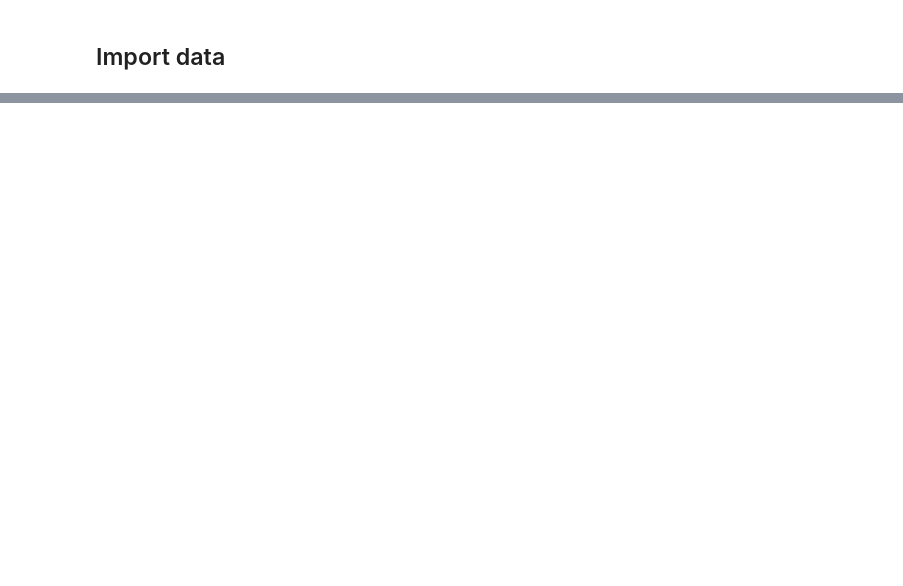
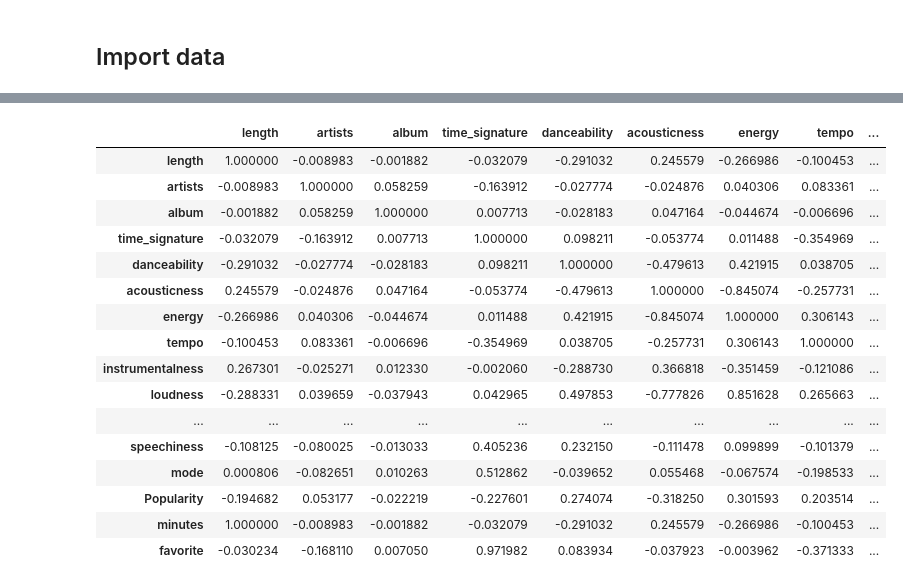
Before and after one commit to EthanFalcao/Spotify_Reccommendation_Algorithm, a Jupyter notebook: feature_selection.ipynb, the cells around one changed output, grey strips where cells are left out. Cells and saved outputs as stored; diff of their text form; code cells hidden in the pictures; blank space fills up the shorter version.

```diff
--- a/feature_selection.ipynb
+++ b/feature_selection.ipynb
@@ -66,0 +123,21 @@ df.head(1)
+# %%
+corr = df_hot.corr()
+corr.style.background_gradient(cmap='coolwarm')
+# %% [output]
+|  | length | artists | album | time_signature | danceability | acousticness | energy | tempo | ... |
+| length | 1.000000 | -0.008983 | -0.001882 | -0.032079 | -0.291032 | 0.245579 | -0.266986 | -0.100453 | ... |
+| artists | -0.008983 | 1.000000 | 0.058259 | -0.163912 | -0.027774 | -0.024876 | 0.040306 | 0.083361 | ... |
+| album | -0.001882 | 0.058259 | 1.000000 | 0.007713 | -0.028183 | 0.047164 | -0.044674 | -0.006696 | ... |
+| time_signature | -0.032079 | -0.163912 | 0.007713 | 1.000000 | 0.098211 | -0.053774 | 0.011488 | -0.354969 | ... |
+| danceability | -0.291032 | -0.027774 | -0.028183 | 0.098211 | 1.000000 | -0.479613 | 0.421915 | 0.038705 | ... |
+| acousticness | 0.245579 | -0.024876 | 0.047164 | -0.053774 | -0.479613 | 1.000000 | -0.845074 | -0.257731 | ... |
+| energy | -0.266986 | 0.040306 | -0.044674 | 0.011488 | 0.421915 | -0.845074 | 1.000000 | 0.306143 | ... |
+| tempo | -0.100453 | 0.083361 | -0.006696 | -0.354969 | 0.038705 | -0.257731 | 0.306143 | 1.000000 | ... |
+| instrumentalness | 0.267301 | -0.025271 | 0.012330 | -0.002060 | -0.288730 | 0.366818 | -0.351459 | -0.121086 | ... |
+| loudness | -0.288331 | 0.039659 | -0.037943 | 0.042965 | 0.497853 | -0.777826 | 0.851628 | 0.265663 | ... |
+| ... | ... | ... | ... | ... | ... | ... | ... | ... | ... |
+| speechiness | -0.108125 | -0.080025 | -0.013033 | 0.405236 | 0.232150 | -0.111478 | 0.099899 | -0.101379 | ... |
+| mode | 0.000806 | -0.082651 | 0.010263 | 0.512862 | -0.039652 | 0.055468 | -0.067574 | -0.198533 | ... |
+| Popularity | -0.194682 | 0.053177 | -0.022219 | -0.227601 | 0.274074 | -0.318250 | 0.301593 | 0.203514 | ... |
+| minutes | 1.000000 | -0.008983 | -0.001882 | -0.032079 | -0.291032 | 0.245579 | -0.266986 | -0.100453 | ... |
+| favorite | -0.030234 | -0.168110 | 0.007050 | 0.971982 | 0.083934 | -0.037923 | -0.003962 | -0.371333 | ... |
```
Also changed, not shown: parts of 17 cells of this notebook.
